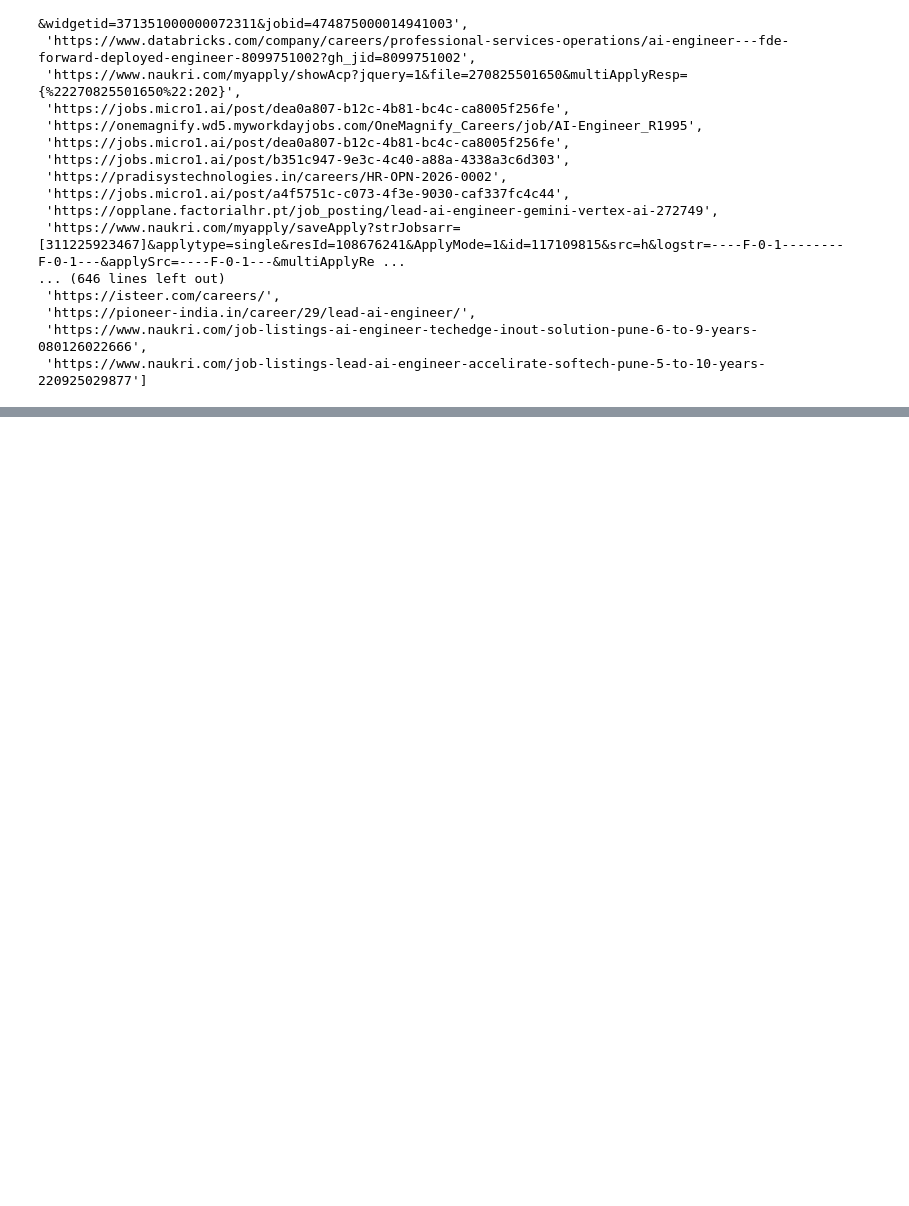
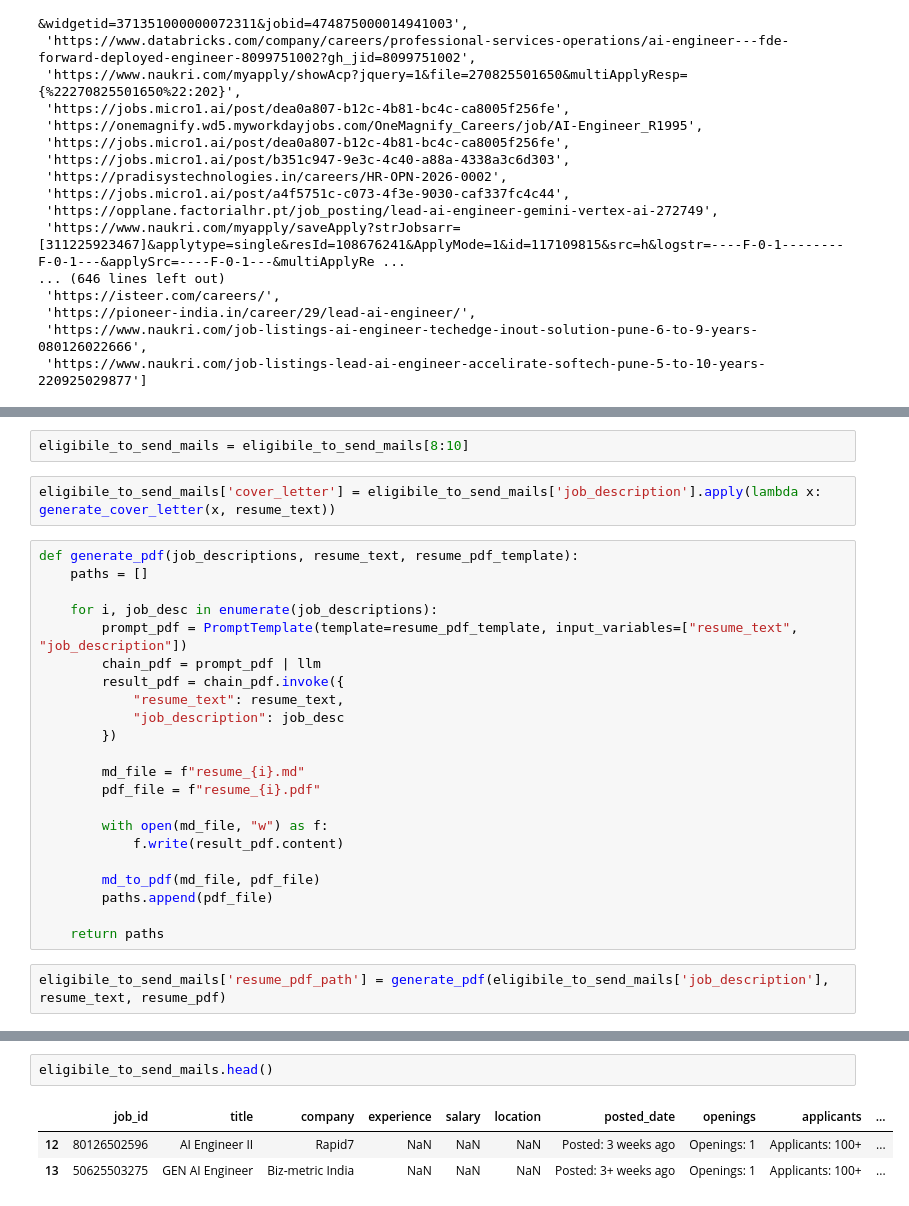
Before and after one commit to pratham4544/naukri_automation, a Jupyter notebook: test.ipynb, the cells around one changed output, grey strips where cells are left out. Drawn from its saved outputs; the diff is of its cells as text; blank space fills up the shorter version.

```diff
--- a/test.ipynb
+++ b/test.ipynb
@@ -214,0 +506,28 @@ urls
+# %%
+eligibile_to_send_mails = eligibile_to_send_mails[8:10]
+# %%
+eligibile_to_send_mails['cover_letter'] = eligibile_to_send_mails['job_description'].apply(lambda x: generate_cover_letter(x, resume_text))
+# %%
+def generate_pdf(job_descriptions, resume_text, resume_pdf_template):
+    paths = []
+
+    for i, job_desc in enumerate(job_descriptions):
+        prompt_pdf = PromptTemplate(template=resume_pdf_template, input_variables=["resume_text", "job_description"])
+        chain_pdf = prompt_pdf | llm
+        result_pdf = chain_pdf.invoke({
+            "resume_text": resume_text,
+            "job_description": job_desc
+        })
+
+        md_file = f"resume_{i}.md"
+        pdf_file = f"resume_{i}.pdf"
+
+        with open(md_file, "w") as f:
+            f.write(result_pdf.content)
+
+        md_to_pdf(md_file, pdf_file)
+        paths.append(pdf_file)
+
+    return paths
+# %%
+eligibile_to_send_mails['resume_pdf_path'] = generate_pdf(eligibile_to_send_mails['job_description'], resume_text, resume_pdf)
@@ -214,0 +552,6 @@ urls
+# %%
+eligibile_to_send_mails.head()
+# %% [output]
+|  | job_id | title | company | experience | salary | location | posted_date | openings | applicants | ... |
+| 12 | 80126502596 | AI Engineer II | Rapid7 | NaN | NaN | NaN | Posted: 3 weeks ago | Openings: 1 | Applicants: 100+ | ... |
+| 13 | 50625503275 | GEN AI Engineer | Biz-metric India | NaN | NaN | NaN | Posted: 3+ weeks ago | Openings: 1 | Applicants: 100+ | ... |
```
Also changed, not shown: parts of 27 cells of this notebook, 5 other files.
